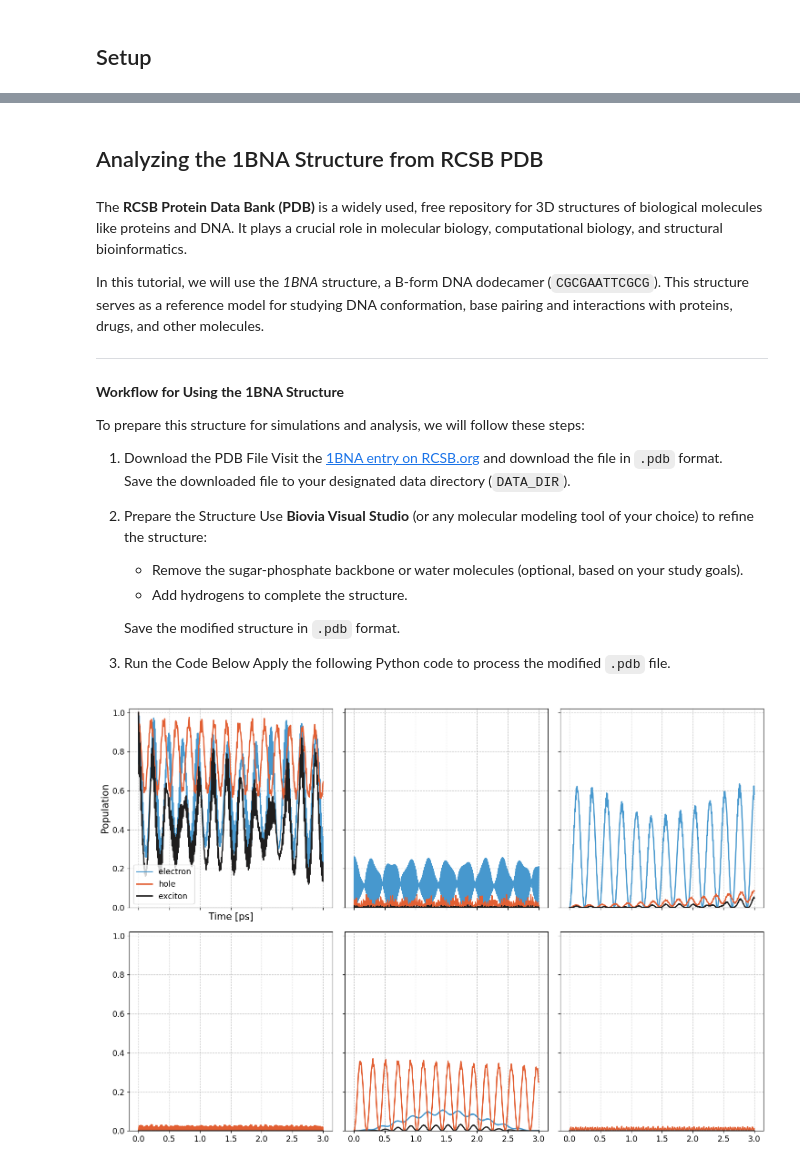
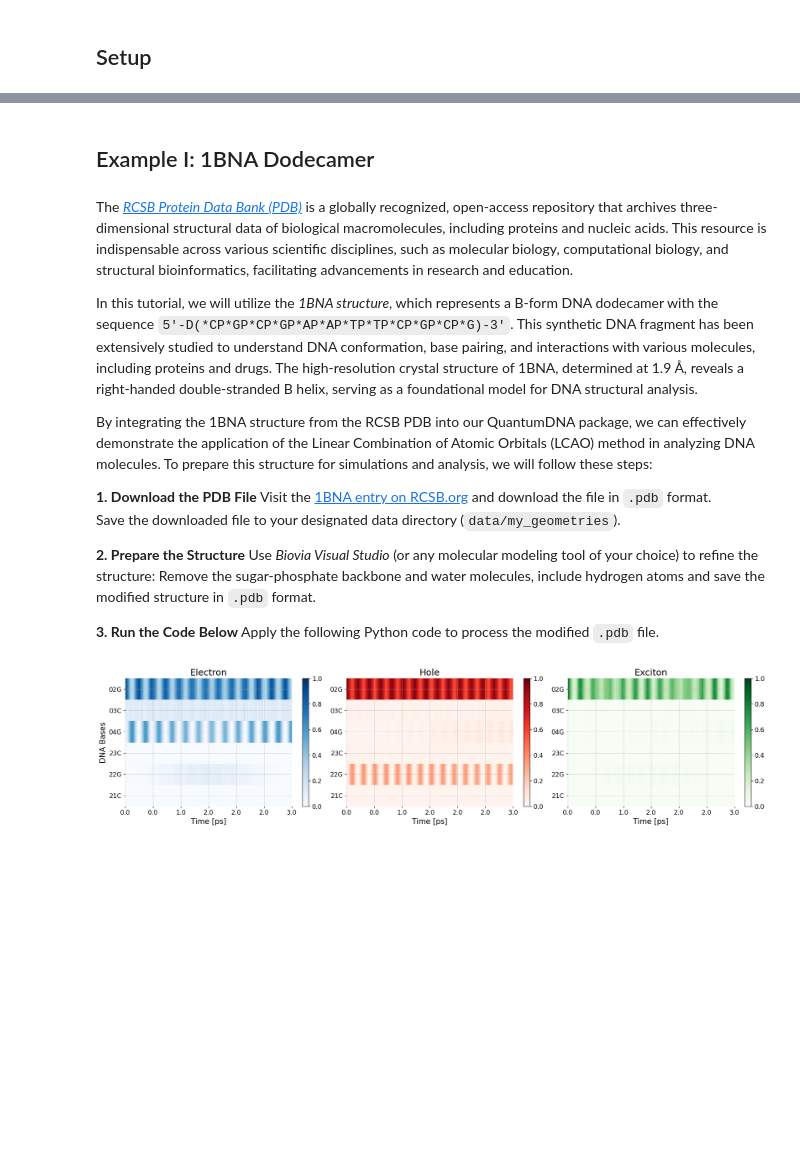
Before and after one commit to dehe1011/QuantumDNA, a Jupyter notebook: docs/guide/tutorials/1_Tight_Binding_Parameters.ipynb, the cells around one changed output, grey strips where cells are left out. Saved outputs shown, nothing was run; the diff lists cells and outputs as text; code cells hidden in the pictures; blank space fills up the shorter version.

```diff
--- a/docs/guide/tutorials/1_Tight_Binding_Parameters.ipynb
+++ b/docs/guide/tutorials/1_Tight_Binding_Parameters.ipynb
@@ -36,53 +82,20 @@ else:
-# %%
-import os
-import numpy as np
-import matplotlib.pyplot as plt
-
-from qDNA import ROOT_DIR as ROOT_DIR_QDNA
-
-# Use the current working directory as the root
-ROOT_DIR = os.getcwd()
-
-# Define directories for data and figures
-DATA_DIR = os.path.join(ROOT_DIR, "data", "my_geometries")
-FIG_DIR = os.path.join(ROOT_DIR_QDNA, "qDNA", "data", "figures_tutorials")
-
-# Ensure the directories exist (create them if they don't already exist)
-os.makedirs(DATA_DIR, exist_ok=True)
-
-SAVE_DIR = os.path.join(os.getcwd(), "my_figures")  # Directory for plots
-if save:
-    os.makedirs(os.path.join(os.getcwd(), SAVE_DIR), exist_ok=True)
-
-if verbose:
-    # Print the status of the directories for debugging purposes
-    print(f"Data directory: '{DATA_DIR}' is ready.")
-    print(f"Figures directory: '{FIG_DIR}' is ready.")
-    print(f"Save directory: '{SAVE_DIR}' is ready.")
 # %% [markdown]
-## Analyzing the 1BNA Structure from RCSB PDB
+## Example I: 1BNA Dodecamer
 # %% [markdown]
-The **RCSB Protein Data Bank (PDB)** is a widely used, free repository for 3D structures of biological molecules like proteins and DNA. It plays a crucial role in molecular biology, computational biology, and structural bioinformatics.
+The [*RCSB Protein Data Bank (PDB)*](https://www.rcsb.org/) is a globally recognized, open-access repository that archives three-dimensional structural data of biological macromolecules, including proteins and nucleic acids. This resource is indispensable across various scientific disciplines, such as molecular biology, computational biology, and structural bioinformatics, facilitating advancements in research and education.
 
-In this tutorial, we will use the *1BNA* structure, a B-form DNA dodecamer (`CGCGAATTCGCG`). This structure serves as a reference model for studying DNA conformation, base pairing and interactions with proteins, drugs, and other molecules.
+In this tutorial, we will utilize the *1BNA structure*, which represents a B-form DNA dodecamer with the sequence `5'-D(*CP*GP*CP*GP*AP*AP*TP*TP*CP*GP*CP*G)-3'`. This synthetic DNA fragment has been extensively studied to understand DNA conformation, base pairing, and interactions with various molecules, including proteins and drugs. The high-resolution crystal structure of 1BNA, determined at 1.9 Å, reveals a right-handed double-stranded B helix, serving as a foundational model for DNA structural analysis.
 
----
+By integrating the 1BNA structure from the RCSB PDB into our QuantumDNA package, we can effectively demonstrate the application of the Linear Combination of Atomic Orbitals (LCAO) method in analyzing DNA molecules. To prepare this structure for simulations and analysis, we will follow these steps:
 
-**Workflow for Using the 1BNA Structure**
+**1. Download the PDB File**
+   Visit the [1BNA entry on RCSB.org](https://www.rcsb.org/structure/1BNA) and download the file in `.pdb` format.
+   Save the downloaded file to your designated data directory (`data/my_geometries`).
 
-To prepare this structure for simulations and analysis, we will follow these steps:
+**2. Prepare the Structure**
+   Use *Biovia Visual Studio* (or any molecular modeling tool of your choice) to refine the structure:
+   Remove the sugar-phosphate backbone and water molecules, include hydrogen atoms and save the modified structure in `.pdb` format.
 
-1. Download the PDB File
-   Visit the [1BNA entry on RCSB.org](https://www.rcsb.org/structure/1BNA) and download the file in `.pdb` format.
-   Save the downloaded file to your designated data directory (`DATA_DIR`).
-
-2. Prepare the Structure
-   Use **Biovia Visual Studio** (or any molecular modeling tool of your choice) to refine the structure:
-   - Remove the sugar-phosphate backbone or water molecules (optional, based on your study goals).
-   - Add hydrogens to complete the structure.
-
-   Save the modified structure in `.pdb` format.
-
-4. Run the Code Below
+**3. Run the Code Below**
    Apply the following Python code to process the modified `.pdb` file.
 # %%
@@ -110,14 +119,15 @@ wrap_save_tb_params(LUMO_dict, filename, "electron", tb_model_name, unit="meV",
 # %%
-# run calculations in the well known way
-
-from qDNA import get_me_solver, plot_pops
+from qDNA import get_me_solver, plot_pops_heatmap
 
 upper_strand = ['02G', '03C', '04G']
 lower_strand = ['23C', '22G', '21C']
-kwargs = dict( relaxation=False )
 
 me_solver = get_me_solver(upper_strand, tb_model_name, source=filename, lower_strand=lower_strand, relaxation=False)
-fig, ax = plot_pops(me_solver)
+fig, ax = plot_pops_heatmap(me_solver)
+
+if save:
+    fig_filename = input("Filename for Saving: ")
+    plt.savefig(os.path.join(SAVE_DIR, fig_filename + '.pdf'))
 # %% [output]
-[figure, old version]
+[figure, new version]
 # %%
```
Also changed, not shown: parts of 24 cells of this notebook, 25 other files.
